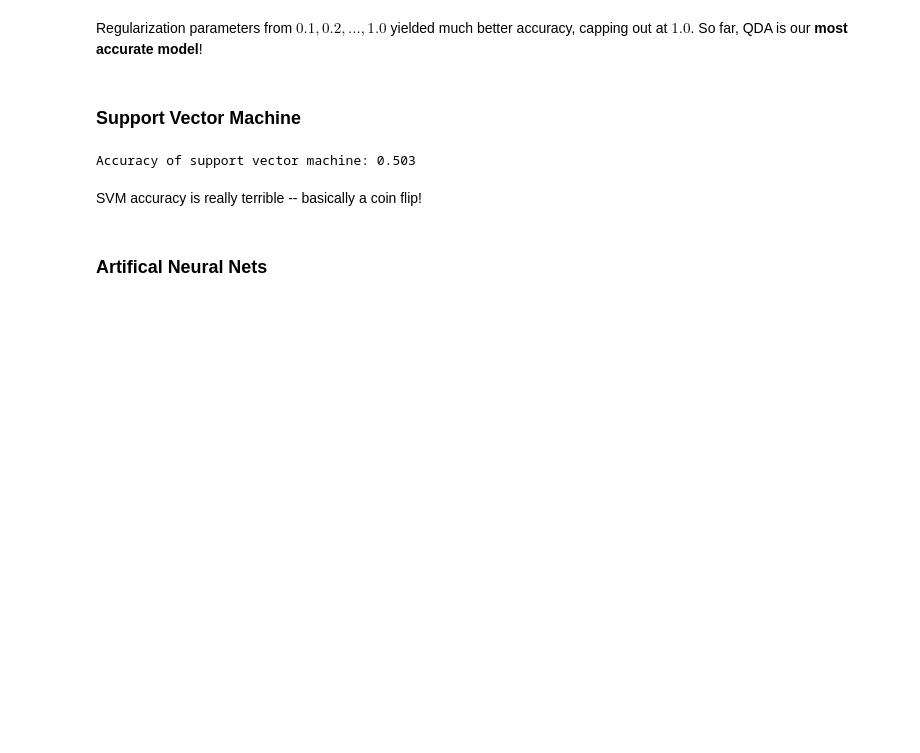
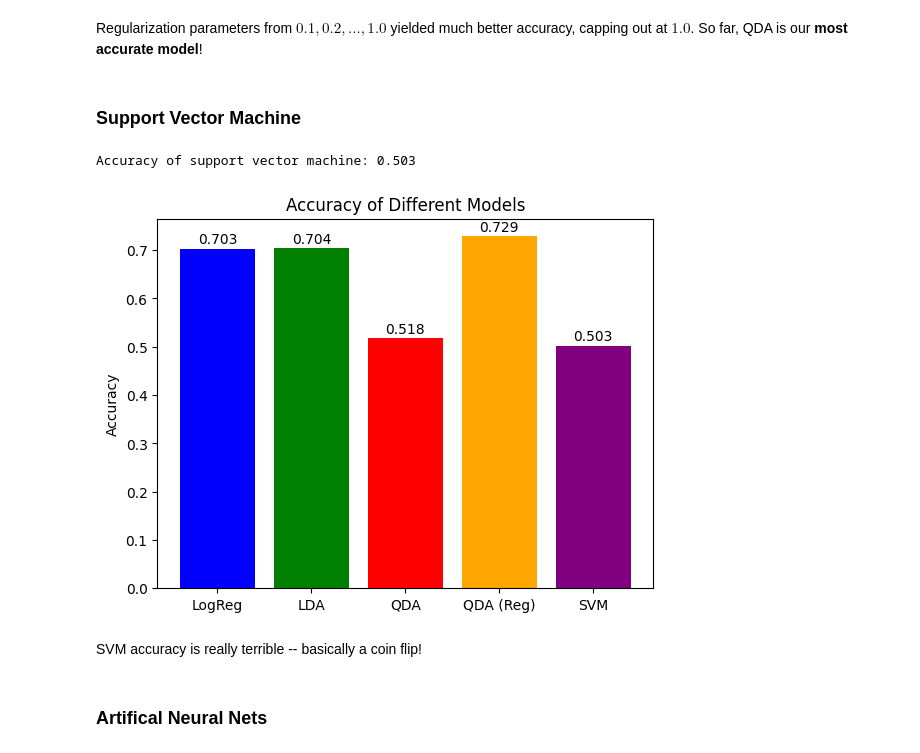
Before and after one commit to samlowe106/LeagueOfLosers, a Jupyter notebook: notebooks/1 Standard Supervised Learning.ipynb, the cells around one changed output. Saved outputs shown, nothing was run; the diff lists cells and outputs as text; code cells hidden in the pictures; blank space fills up the shorter version.

```diff
--- a/notebooks/1 Standard Supervised Learning.ipynb
+++ b/notebooks/1 Standard Supervised Learning.ipynb
@@ -103,8 +103,8 @@ Accuracy of quadratic discriminant analysis: 0.518
 # Covariance matrix of class 0 and 1 aren't full, so try increasing regularization
 qda = QuadraticDiscriminantAnalysis(reg_param=1)
 qda.fit(X_train_scaled, y_train)
-qda_accuracy = accuracy_score(y_test, qda.predict(X_test))
-print(f"Accuracy of quadratic discriminant analysis with regularization: {qda_accuracy:.3f}")
+qda_reg_accuracy = accuracy_score(y_test, qda.predict(X_test))
+print(f"Accuracy of quadratic discriminant analysis with regularization: {qda_reg_accuracy:.3f}")
 # %% [output]
 Accuracy of quadratic discriminant analysis with regularization: 0.729
 # %% [markdown]
@@ -120,6 +120,19 @@ svm_accuracy = accuracy_score(y_test, clf.predict(X_test))
 print(f"Accuracy of support vector machine: {svm_accuracy:.3f}")
 # %% [output]
 Accuracy of support vector machine: 0.503
+# %%
+# plot accuracy of different models
+import matplotlib.pyplot as plt
+
+plt.bar(['LogReg', 'LDA', 'QDA', 'QDA (Reg)', 'SVM'], [logistic_regression_accuracy, lda_accuracy, qda_accuracy, qda_reg_accuracy, svm_accuracy], color=['blue', 'green', 'red', 'orange', 'purple'])
+for i, v in enumerate([logistic_regression_accuracy, lda_accuracy, qda_accuracy, qda_reg_accuracy, svm_accuracy]):
+    plt.text(i, v + 0.01, f"{v:.3f}", ha='center')
+plt.title('Accuracy of Different Models')
+#plt.xticks(rotation=45)
+plt.ylabel('Accuracy')
+plt.show()
+# %% [output]
+[figure, added]
 # %% [markdown]
 SVM accuracy is really terrible -- basically a coin flip!
 # %% [markdown]
```
Also changed, not shown: parts of 19 cells of this notebook, 1 other file.
